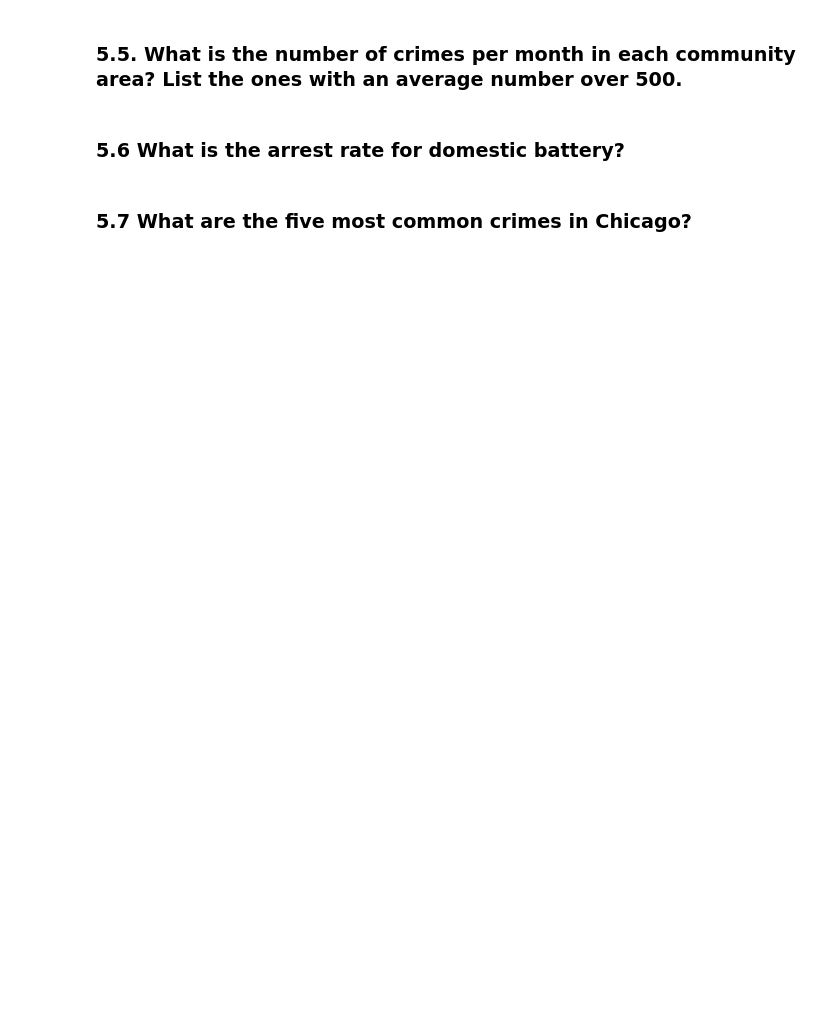
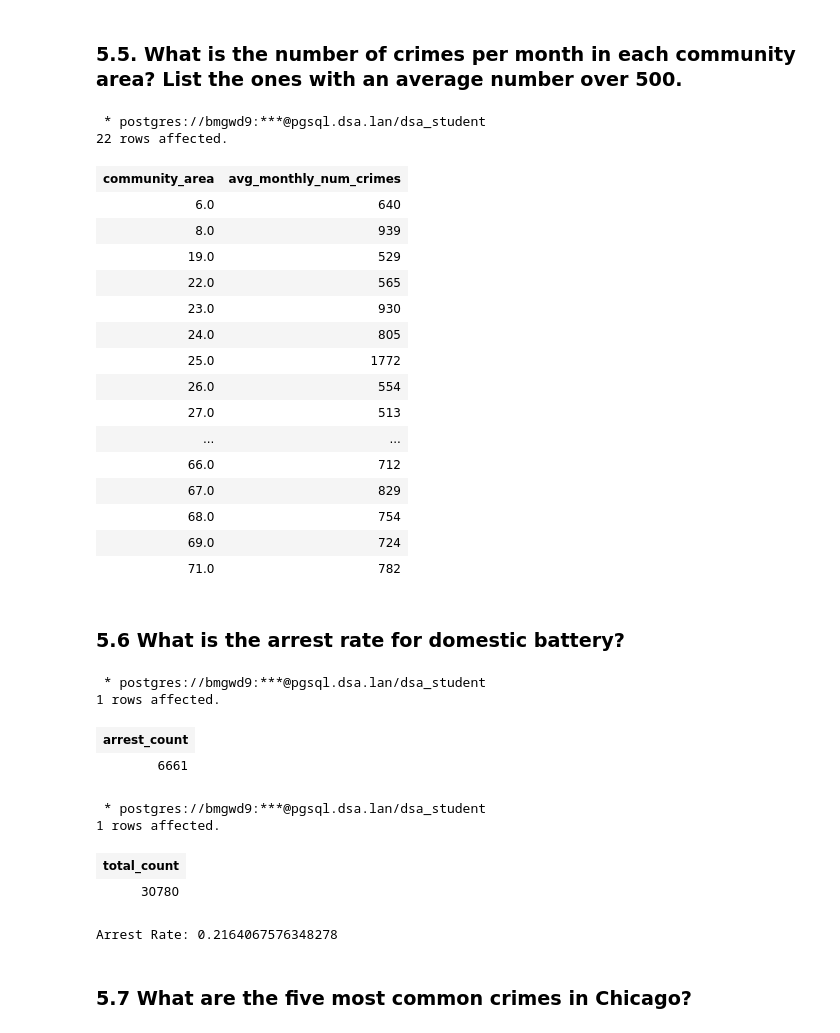
Before and after one commit to BlakeBigG/Database_and_Analytics_MS, a Jupyter notebook: modules/module8/exercises/Final-Project-Part-III.ipynb, the cells around one changed output. Saved outputs shown, nothing was run; the diff lists cells and outputs as text; code cells hidden in the pictures; blank space fills up the shorter version.

```diff
--- a/modules/module8/exercises/Final-Project-Part-III.ipynb
+++ b/modules/module8/exercises/Final-Project-Part-III.ipynb
@@ -16,6 +100,76 @@ In this part, we will be executing some queries on the database that we have imp
 # %% [markdown]
 ### 5.5. What is the number of crimes per month in each community area? List the ones with an average number over 500.
+# %%
+%%sql
+
+SELECT *
+FROM(
+    SELECT community_area, (COUNT(id) / 12) AS avg_monthly_num_crimes
+    FROM record
+    JOIN location USING(location_id)
+    GROUP BY community_area
+) AS a
+WHERE a.avg_monthly_num_crimes > 500
+# %% [output]
+ * postgres://bmgwd9:***@pgsql.dsa.lan/dsa_student
+22 rows affected.
+| community_area | avg_monthly_num_crimes |
+| 6.0 | 640 |
+| 8.0 | 939 |
+| 19.0 | 529 |
+| 22.0 | 565 |
+| 23.0 | 930 |
+| 24.0 | 805 |
+| 25.0 | 1772 |
+| 26.0 | 554 |
+| 27.0 | 513 |
+| ... | ... |
+| 66.0 | 712 |
+| 67.0 | 829 |
+| 68.0 | 754 |
+| 69.0 | 724 |
+| 71.0 | 782 |
 # %% [markdown]
 ### 5.6 What is the arrest rate for domestic battery?
+# %%
+%%sql
+SELECT COUNT(arrest) AS arrest_count
+FROM crime_code
+JOIN record ON crime_code.iucr = record.iucr AND crime_code.fbi_code = record.fbi_code
+WHERE description ILIKE '%domestic battery%' AND arrest = True
+# %% [output]
+ * postgres://bmgwd9:***@pgsql.dsa.lan/dsa_student
+1 rows affected.
+| arrest_count |
+| 6661 |
+# %%
+%%sql
+SELECT COUNT(arrest) AS total_count
+FROM crime_code
+JOIN record ON crime_code.iucr = record.iucr AND crime_code.fbi_code = record.fbi_code
+WHERE description ILIKE '%domestic battery%'
+# %% [output]
+ * postgres://bmgwd9:***@pgsql.dsa.lan/dsa_student
+1 rows affected.
+| total_count |
+| 30780 |
+# %%
+# I couldn't figure out how to do the counts with different conditions, then divide them
+# My problem is that I tried something of the form
+# SELECT a.arrest_count / b.total_count
+# FROM((--FIRST QUERY)) AS a
+# JOIN((--SECOND QUERY)) AS b
+
+# If I did the two queries exactly as I have done above,
+# I could not join the tables because they had nothing in common.
+# If I added columns in the select statements, a GROUP BY clause
+# would be required. I could not do that, because I needed the
+# COUNT(arrest) for everything together, not a bunch of different counts
+# grouped by whatever column(s) I choose to use for a join.
+# Because of this, I used two queries and then a simple division
+
+print("Arrest Rate:", 6661.0/30780.0)
+# %% [output]
+Arrest Rate: 0.2164067576348278
 # %% [markdown]
 ### 5.7 What are the five most common crimes in Chicago?
```
Also changed, not shown: parts of 15 cells of this notebook, 3 other files.
